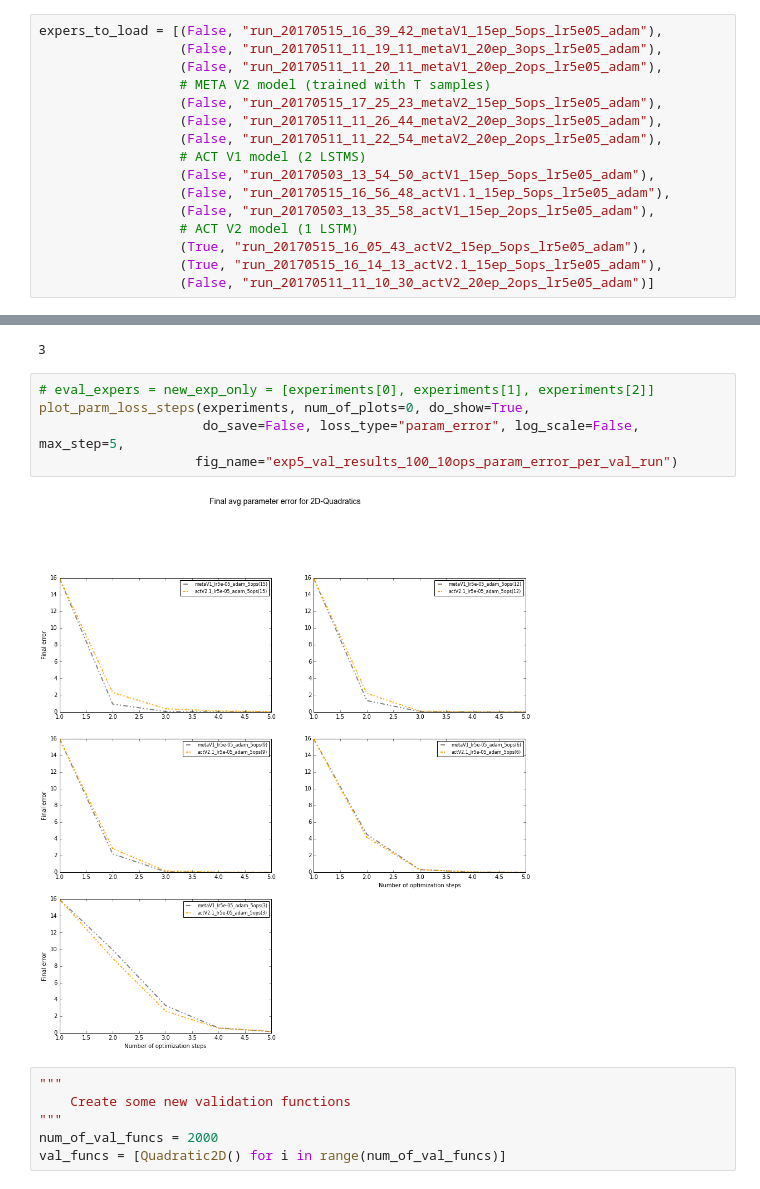
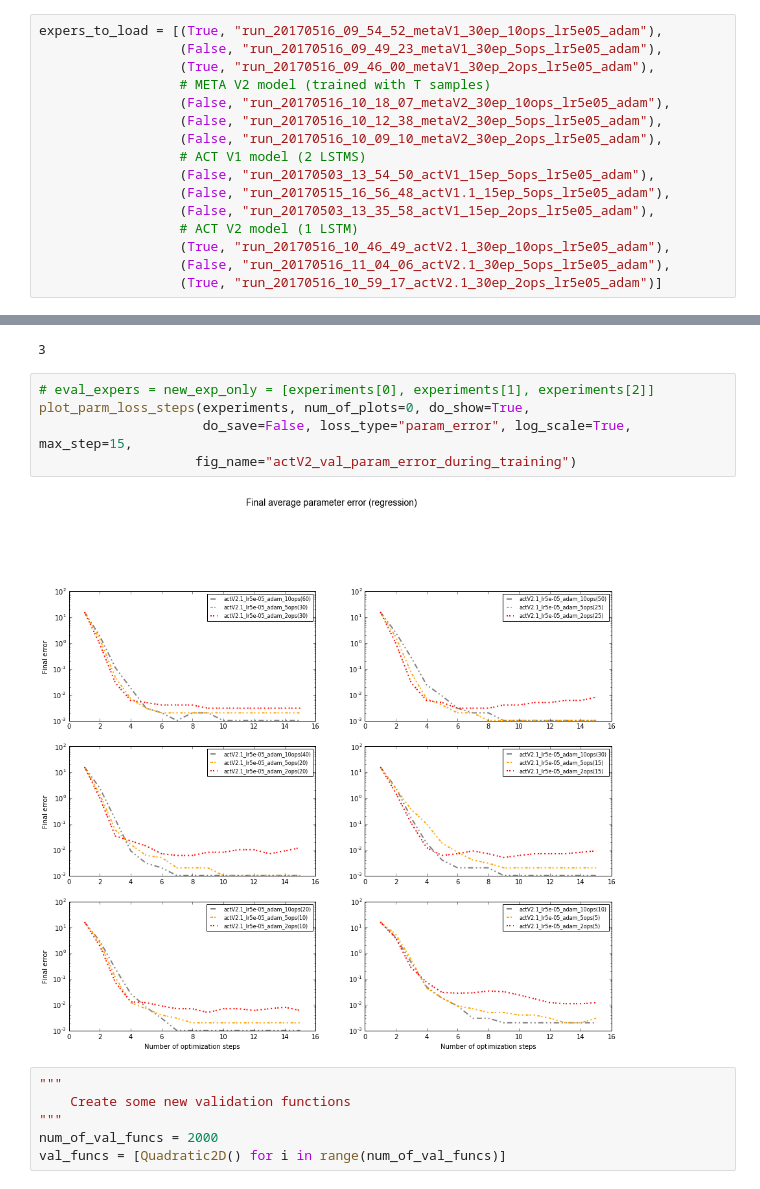
Before and after one commit to toologicbv/meta_learner, a Jupyter notebook: 2dquad_results_20170514.ipynb, the cells around one changed output, grey strips where cells are left out. Drawn from its saved outputs; the diff is of its cells as text.

Commit message:
tiny adjustments during last runs for intermediate experiments

```diff
--- a/2dquad_results_20170514.ipynb
+++ b/2dquad_results_20170514.ipynb
@@ -47,19 +44,19 @@ The autoreload extension is already loaded. To reload it, use:
 # %%
-expers_to_load = [(False, "run_20170515_16_39_42_metaV1_15ep_5ops_lr5e05_adam"),
-                  (False, "run_20170511_11_19_11_metaV1_20ep_3ops_lr5e05_adam"),
-                  (False, "run_20170511_11_20_11_metaV1_20ep_2ops_lr5e05_adam"),
+expers_to_load = [(True, "run_20170516_09_54_52_metaV1_30ep_10ops_lr5e05_adam"),
+                  (False, "run_20170516_09_49_23_metaV1_30ep_5ops_lr5e05_adam"),
+                  (True, "run_20170516_09_46_00_metaV1_30ep_2ops_lr5e05_adam"),
                   # META V2 model (trained with T samples)
-                  (False, "run_20170515_17_25_23_metaV2_15ep_5ops_lr5e05_adam"),
-                  (False, "run_20170511_11_26_44_metaV2_20ep_3ops_lr5e05_adam"),
-                  (False, "run_20170511_11_22_54_metaV2_20ep_2ops_lr5e05_adam"),
+                  (False, "run_20170516_10_18_07_metaV2_30ep_10ops_lr5e05_adam"),
+                  (False, "run_20170516_10_12_38_metaV2_30ep_5ops_lr5e05_adam"),
+                  (False, "run_20170516_10_09_10_metaV2_30ep_2ops_lr5e05_adam"),
                   # ACT V1 model (2 LSTMS)
                   (False, "run_20170503_13_54_50_actV1_15ep_5ops_lr5e05_adam"),
                   (False, "run_20170515_16_56_48_actV1.1_15ep_5ops_lr5e05_adam"),
                   (False, "run_20170503_13_35_58_actV1_15ep_2ops_lr5e05_adam"),
                   # ACT V2 model (1 LSTM)
-                  (True, "run_20170515_16_05_43_actV2_15ep_5ops_lr5e05_adam"),
-                  (True, "run_20170515_16_14_13_actV2.1_15ep_5ops_lr5e05_adam"),
-                  (False, "run_20170511_11_10_30_actV2_20ep_2ops_lr5e05_adam")]
+                  (True, "run_20170516_10_46_49_actV2.1_30ep_10ops_lr5e05_adam"),
+                  (False, "run_20170516_11_04_06_actV2.1_30ep_5ops_lr5e05_adam"),
+                  (True, "run_20170516_10_59_17_actV2.1_30ep_2ops_lr5e05_adam")]
 # %%
 without_models = False
 
@@ -161,10 +156,10 @@ print(new_experiments[1].val_avg_num_opt_steps)
 # %%
 # eval_expers = new_exp_only = [experiments[0], experiments[1], experiments[2]]
 plot_parm_loss_steps(experiments, num_of_plots=0, do_show=True,
-                     do_save=False, loss_type="param_error", log_scale=False, max_step=5,
-                    fig_name="exp5_val_results_100_10ops_param_error_per_val_run")
+                     do_save=False, loss_type="param_error", log_scale=True, max_step=15,
+                    fig_name="actV2_val_param_error_during_training")
 # %% [output]
-[figure, old version]
+[figure, new version]
 # %%
 """
     Create some new validation functions
```
Also changed, not shown: parts of 7 cells of this notebook, 4 other files.
